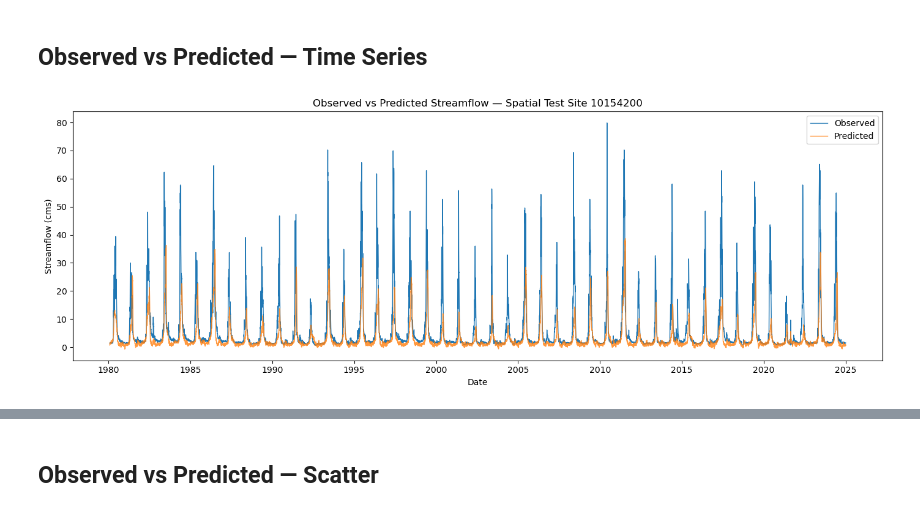
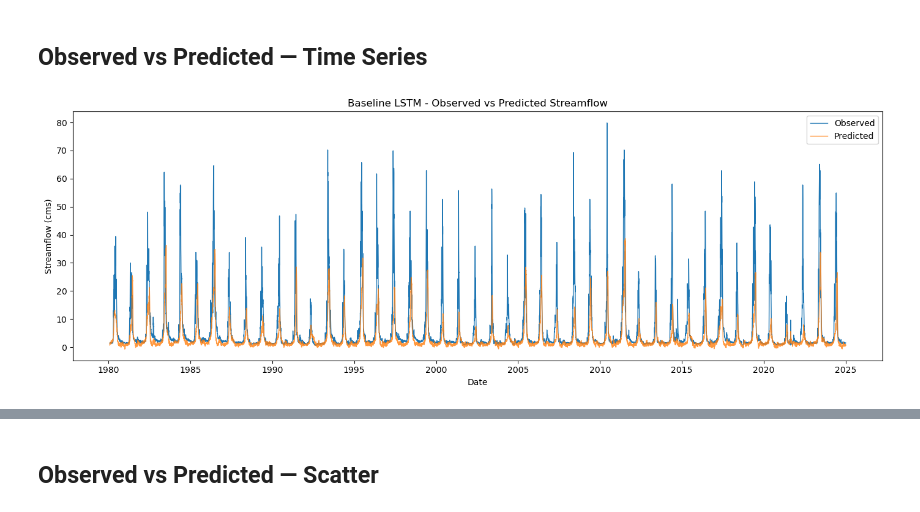
Before and after one commit to jhammond1234/Machine-Learning-Project, a Jupyter notebook: LSTM/notebooks/LSTM_streamflow_originial.ipynb, the cells around one changed output, grey strips where cells are left out. Cells and saved outputs as stored; diff of their text form; code cells hidden in the pictures.

```diff
--- a/LSTM/notebooks/LSTM_streamflow_originial.ipynb
+++ b/LSTM/notebooks/LSTM_streamflow_originial.ipynb
@@ -337,12 +337,12 @@ R²:                0.3884
 # %%
 plt.figure(figsize=(14, 5))
 plt.plot(d_test, obs_flow,  label='Observed',  linewidth=1)
 plt.plot(d_test, pred_flow, label='Predicted', linewidth=1, alpha=0.8)
 plt.xlabel('Date')
 plt.ylabel('Streamflow (cms)')
-plt.title(f'Observed vs Predicted Streamflow — Spatial Test Site {TEST_SITE}')
+plt.title(f'Baseline LSTM - Observed vs Predicted Streamflow')
 plt.legend()
 plt.tight_layout()
 plt.show()
 # %% [output]
-[figure, old version]
+[figure, new version]
```
Also changed, not shown: parts of 2 cells of this notebook, 4 other files.
